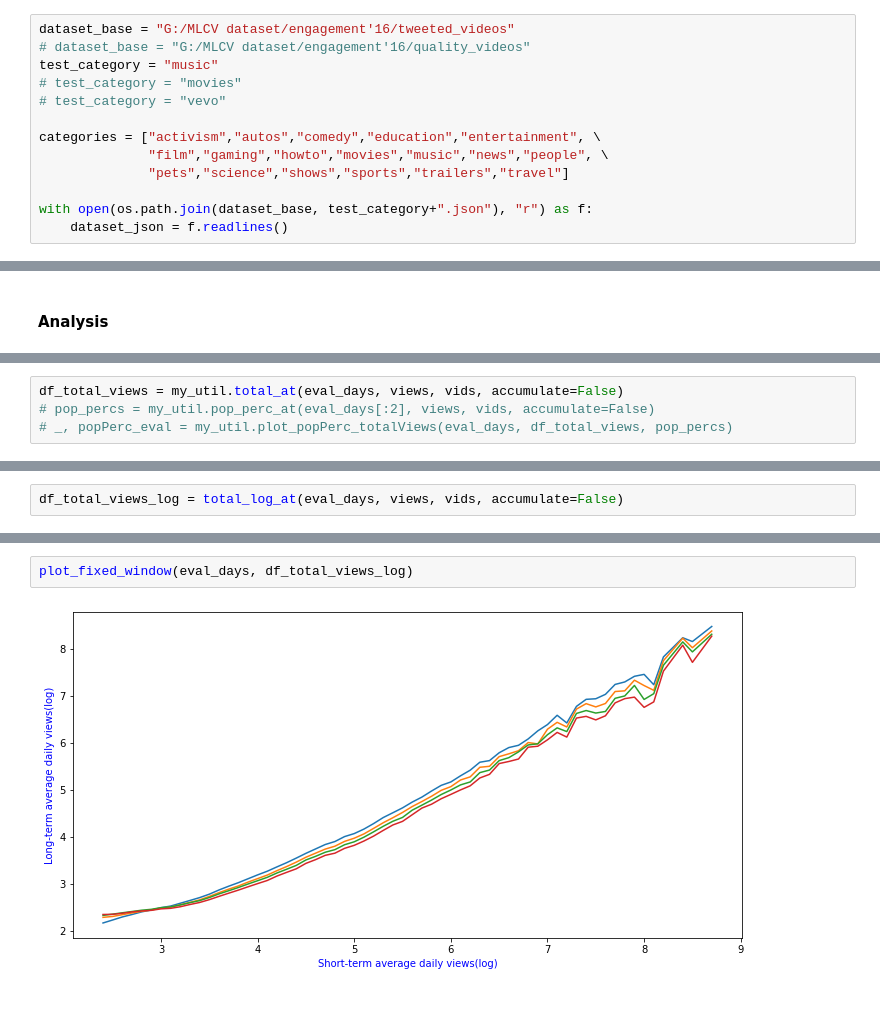
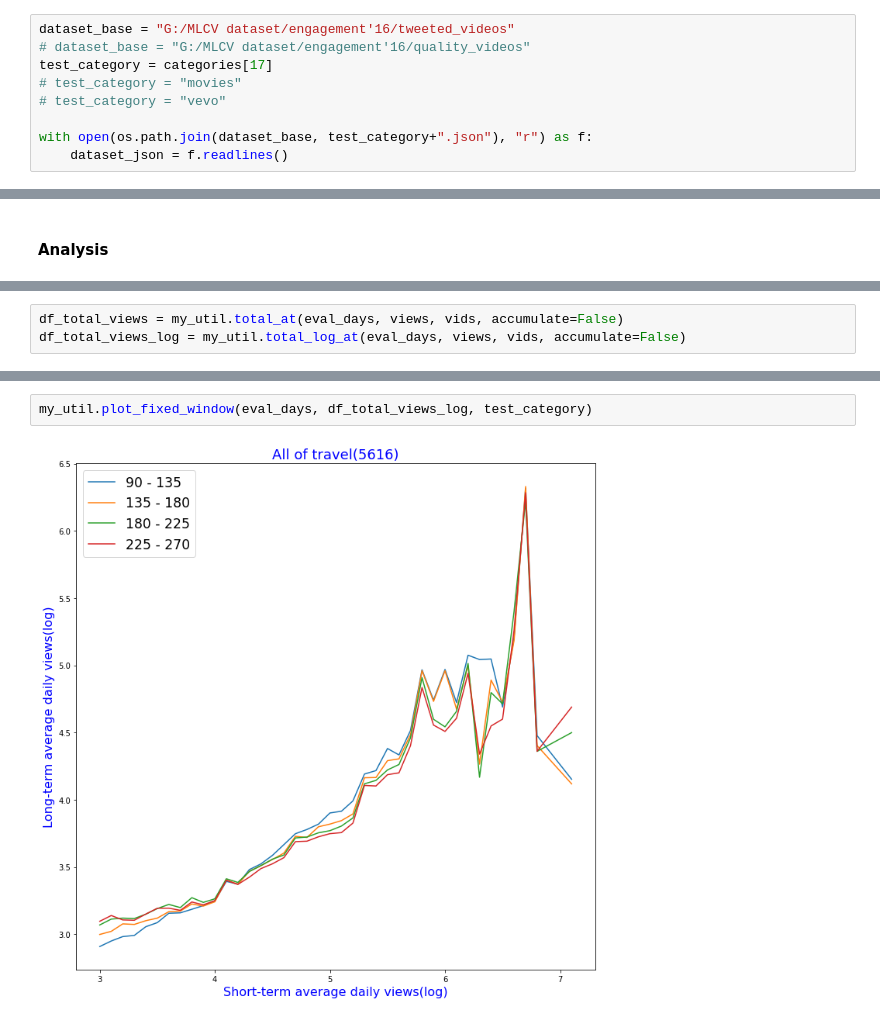
Before and after one commit to septasset/hip-popularity, a Jupyter notebook: data_analysis/engage16.ipynb, the cells around one changed output, grey strips where cells are left out. Drawn from its saved outputs; the diff is of its cells as text.

Commit message:
figs by category

```diff
--- a/data_analysis/engage16.ipynb
+++ b/data_analysis/engage16.ipynb
@@ -12,14 +16,10 @@ import my_util
 # %%
 dataset_base = "G:/MLCV dataset/engagement'16/tweeted_videos"
 # dataset_base = "G:/MLCV dataset/engagement'16/quality_videos"
-test_category = "music"
+test_category = categories[17]
 # test_category = "movies"
 # test_category = "vevo"
 
-categories = ["activism","autos","comedy","education","entertainment", \
-              "film","gaming","howto","movies","music","news","people", \
-              "pets","science","shows","sports","trailers","travel"]
-
 with open(os.path.join(dataset_base, test_category+".json"), "r") as f:
     dataset_json = f.readlines()
 # %% [markdown]
@@ -78,4 +83,3 @@ Average days 290.44100133465656
 # %%
 df_total_views = my_util.total_at(eval_days, views, vids, accumulate=False)
-# pop_percs = my_util.pop_perc_at(eval_days[:2], views, vids, accumulate=False)
-# _, popPerc_eval = my_util.plot_popPerc_totalViews(eval_days, df_total_views, pop_percs)
+df_total_views_log = my_util.total_log_at(eval_days, views, vids, accumulate=False)
@@ -103,2 +85,0 @@ def total_log_at(days, series, vids, accumulate=True):
-# %%
-df_total_views_log = total_log_at(eval_days, views, vids, accumulate=False)
@@ -130,4 +86,4 @@ def plot_fixed_window(days, df):
 # %%
-plot_fixed_window(eval_days, df_total_views_log)
+my_util.plot_fixed_window(eval_days, df_total_views_log, test_category)
 # %% [output]
-[figure, old version]
+[figure, new version]
```
Also changed, not shown: parts of 10 cells of this notebook, 19 other files.
